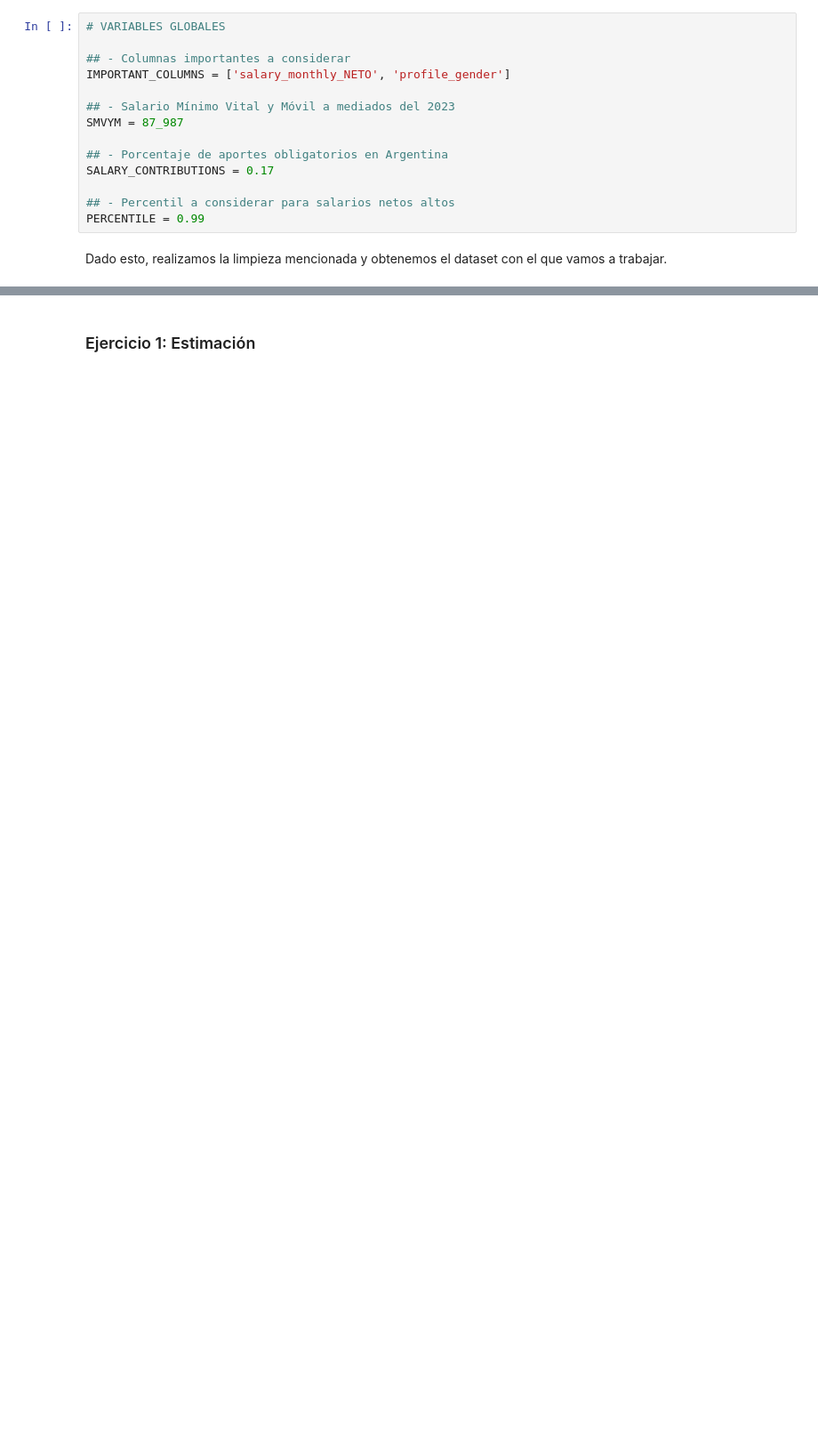
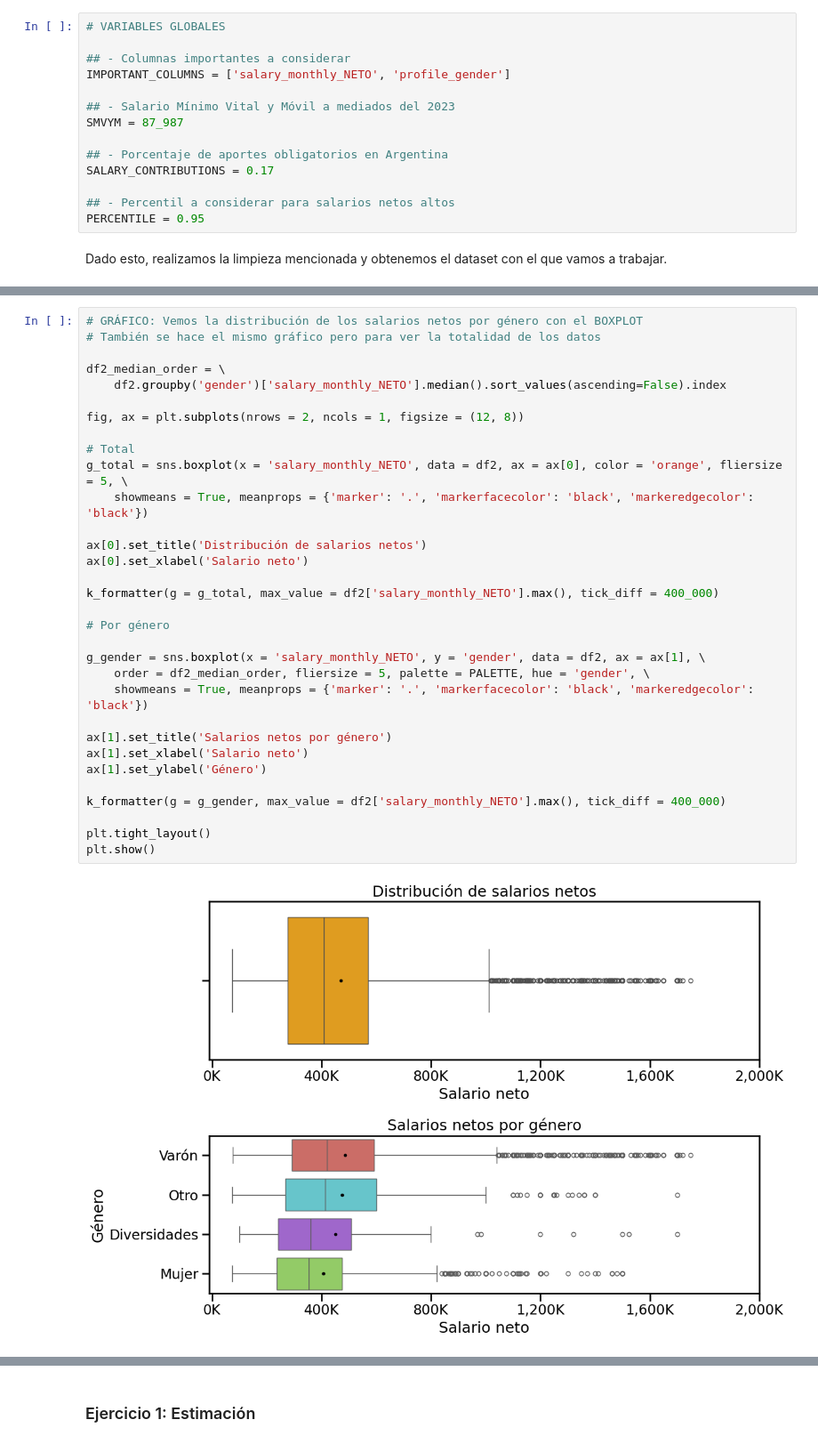
Before and after one commit to helcsnewsxd/data-analysis-visualization-subject, a Jupyter notebook: evaluación/entregable2/personal.ipynb, the cells around one changed output, grey strips where cells are left out. Shown at 89% size. Drawn from its saved outputs; the diff is of its cells as text; blank space fills up the shorter version.

```diff
--- a/evaluación/entregable2/personal.ipynb
+++ b/evaluación/entregable2/personal.ipynb
@@ -64,7 +94,7 @@ SMVYM = 87_987
 SALARY_CONTRIBUTIONS = 0.17
 
 ## - Percentil a considerar para salarios netos altos
-PERCENTILE = 0.99
+PERCENTILE = 0.95
 # %% [markdown]
 Dado esto, realizamos la limpieza mencionada y obtenemos el dataset con el que vamos a trabajar.
 # %%
@@ -155 +187,35 @@ Name: count, dtype: int64
+# %%
+# GRÁFICO: Vemos la distribución de los salarios netos por género con el BOXPLOT
+# También se hace el mismo gráfico pero para ver la totalidad de los datos
+
+df2_median_order = \
+    df2.groupby('gender')['salary_monthly_NETO'].median().sort_values(ascending=False).index
+
+fig, ax = plt.subplots(nrows = 2, ncols = 1, figsize = (12, 8))
+
+# Total
+g_total = sns.boxplot(x = 'salary_monthly_NETO', data = df2, ax = ax[0], color = 'orange', fliersize = 5, \
+    showmeans = True, meanprops = {'marker': '.', 'markerfacecolor': 'black', 'markeredgecolor': 'black'})
+
+ax[0].set_title('Distribución de salarios netos')
+ax[0].set_xlabel('Salario neto')
+
+k_formatter(g = g_total, max_value = df2['salary_monthly_NETO'].max(), tick_diff = 400_000)
+
+# Por género
+
+g_gender = sns.boxplot(x = 'salary_monthly_NETO', y = 'gender', data = df2, ax = ax[1], \
+    order = df2_median_order, fliersize = 5, palette = PALETTE, hue = 'gender', \
+    showmeans = True, meanprops = {'marker': '.', 'markerfacecolor': 'black', 'markeredgecolor': 'black'})
+
+ax[1].set_title('Salarios netos por género')
+ax[1].set_xlabel('Salario neto')
+ax[1].set_ylabel('Género')
+
+k_formatter(g = g_gender, max_value = df2['salary_monthly_NETO'].max(), tick_diff = 400_000)
+
+plt.tight_layout()
+plt.show()
+# %% [output]
+[figure, added]
 # %% [markdown]
```
Also changed, not shown: parts of 29 cells of this notebook.
